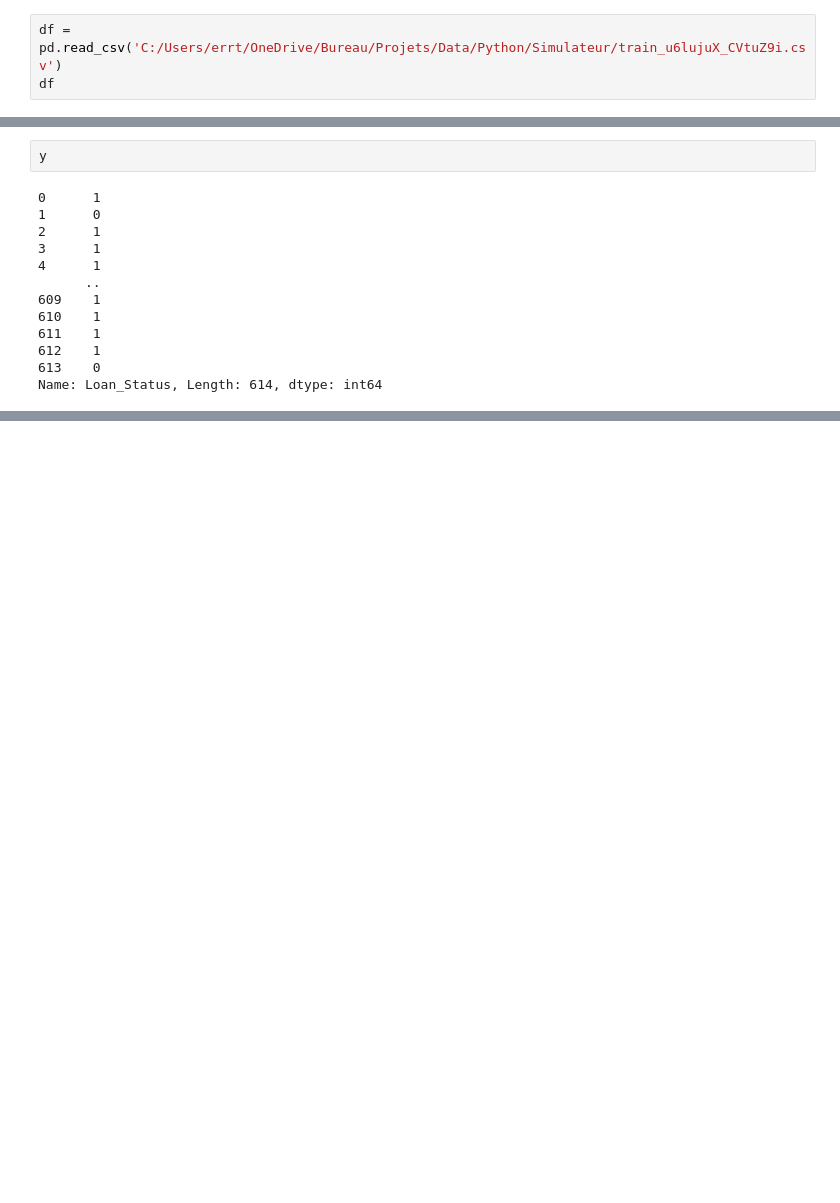
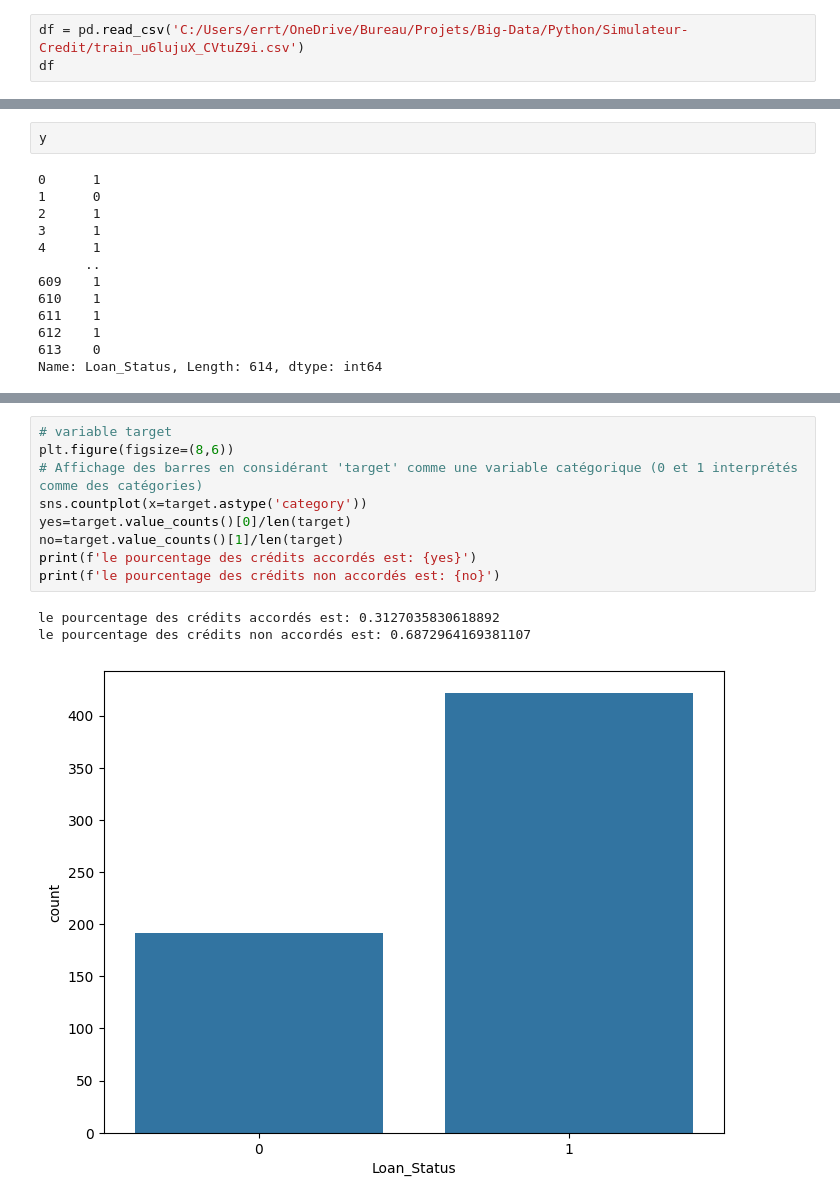
Before and after one commit to ayman-zouini/MyProjects, a Jupyter notebook: Big-Data/Python/Simulateur-Credit/creditModel.ipynb, the cells around one changed output, grey strips where cells are left out. Cells and saved outputs as stored; diff of their text form; blank space fills up the shorter version.

Commit message:
Mise à jour du fichier creditModel.ipynb pour améliorer le modèle

```diff
--- a/Big-Data/Python/Simulateur-Credit/creditModel.ipynb
+++ b/Big-Data/Python/Simulateur-Credit/creditModel.ipynb
@@ -6,7 +6,7 @@ import seaborn as sns
 from sklearn.preprocessing import LabelEncoder
 import pickle
 # %%
-df = pd.read_csv('C:/Users/errt/OneDrive/Bureau/Projets/Data/Python/Simulateur/train_u6lujuX_CVtuZ9i.csv')
+df = pd.read_csv('C:/Users/errt/OneDrive/Bureau/Projets/Big-Data/Python/Simulateur-Credit/train_u6lujuX_CVtuZ9i.csv')
 df
 # %% [output]
 |  | Loan_ID | Gender | Married | Dependents | Education | Self_Employed | ApplicantIncome | CoapplicantIncome | ... |
@@ -266,0 +275,13 @@ Name: Loan_Status, Length: 614, dtype: int64
+# %%
+# variable target
+plt.figure(figsize=(8,6))
+# Affichage des barres en considérant 'target' comme une variable catégorique (0 et 1 interprétés comme des catégories)
+sns.countplot(x=target.astype('category'))
+yes=target.value_counts()[0]/len(target)
+no=target.value_counts()[1]/len(target)
+print(f'le pourcentage des crédits accordés est: {yes}')
+print(f'le pourcentage des crédits non accordés est: {no}')
+# %% [output]
+le pourcentage des crédits accordés est: 0.3127035830618892
+le pourcentage des crédits non accordés est: 0.6872964169381107
+[figure, added]
```
Also changed, not shown: parts of 8 cells of this notebook.
